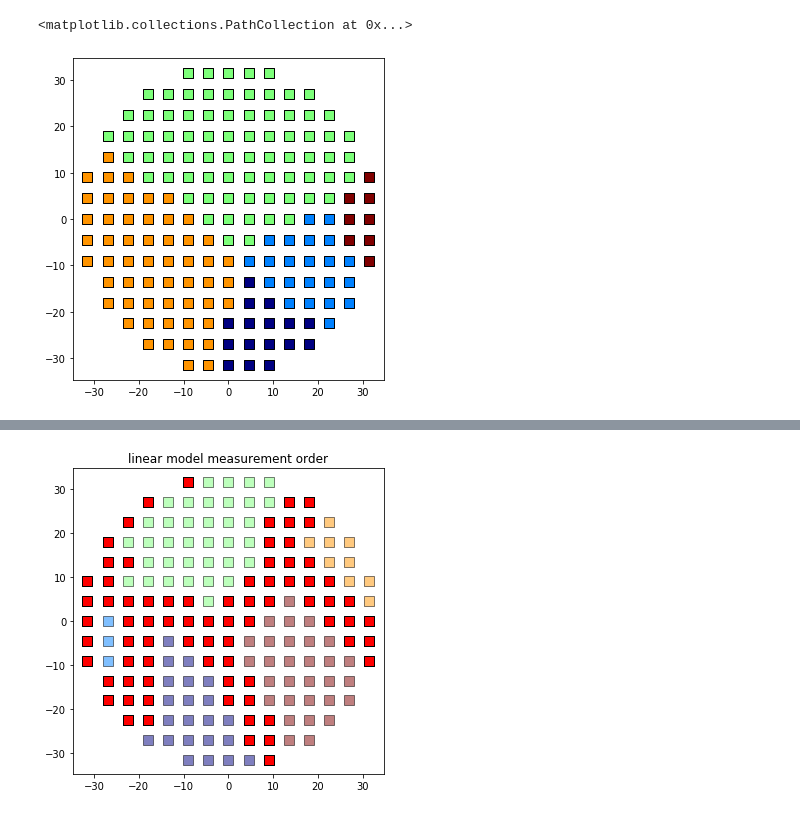
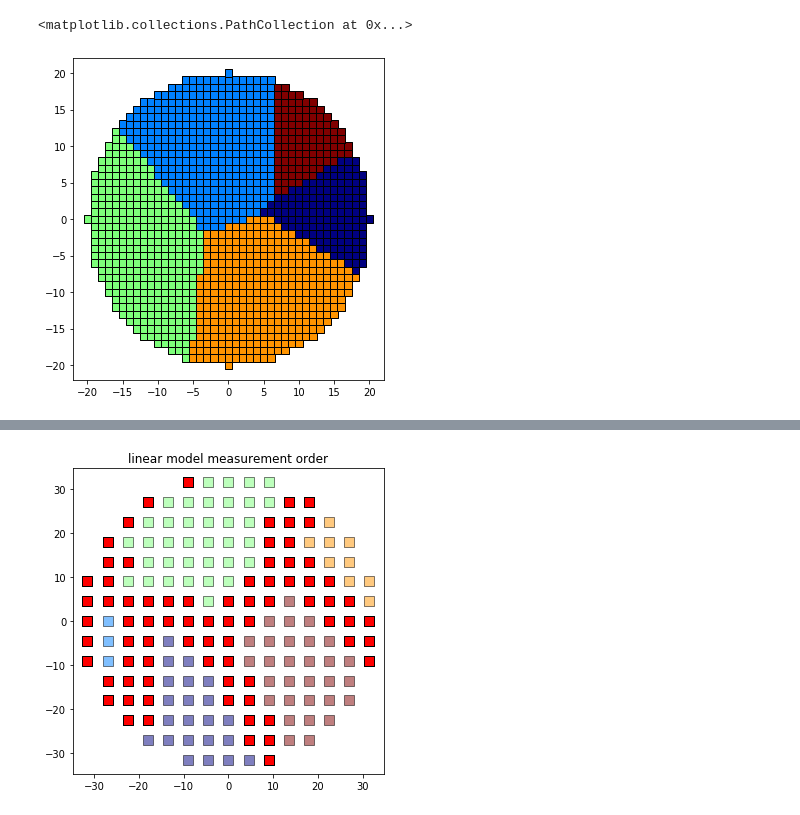
Before and after one commit to tangkong/AdaptiveIllum_RL, a Jupyter notebook: model_test.ipynb, the cells around one changed output, grey strips where cells are left out. Cells and saved outputs as stored; diff of their text form; code cells hidden in the pictures.

```diff
--- a/model_test.ipynb
+++ b/model_test.ipynb
@@ -19,23 +19,22 @@ from simulator import simulator, gen_vornoi_classes
 # Put the X, Y positions and the classes into a dataframe
 ###
 
-sp = os.getcwd()
-path177 = Path(sp) / 'positions' / '177.csv'
-locdf = pd.read_csv(path177)
-locdf = locdf.rename(columns={'Plate Y': 'Y', 'Plate X': 'X'})
+x, y = gen_wafer_locs(radius=20)
+locdf = pd.DataFrame({'X': x, 'Y': y})
+
 locdf['class'] = gen_vornoi_classes(locdf['X'], locdf['Y'], 5)[0]
 # %%
 ###
 # 1.5 Preview data
 ###
 
 fig = plt.figure(figsize=(5,5))
 fig.set_tight_layout(True)
 plt.scatter(locdf['X'], locdf['Y'], c=locdf['class'],
-                    cmap=cm.jet, marker='s', edgecolors='k', s=100)
+                    cmap=cm.jet, marker='s', edgecolors='k', s=60)
 # %% [output]
 <matplotlib.collections.PathCollection at 0x...>
-[figure, old version]
+[figure, new version]
 # %%
 ###
 # 2. LOAD MODEL
```
Also changed, not shown: parts of 3 cells of this notebook.
